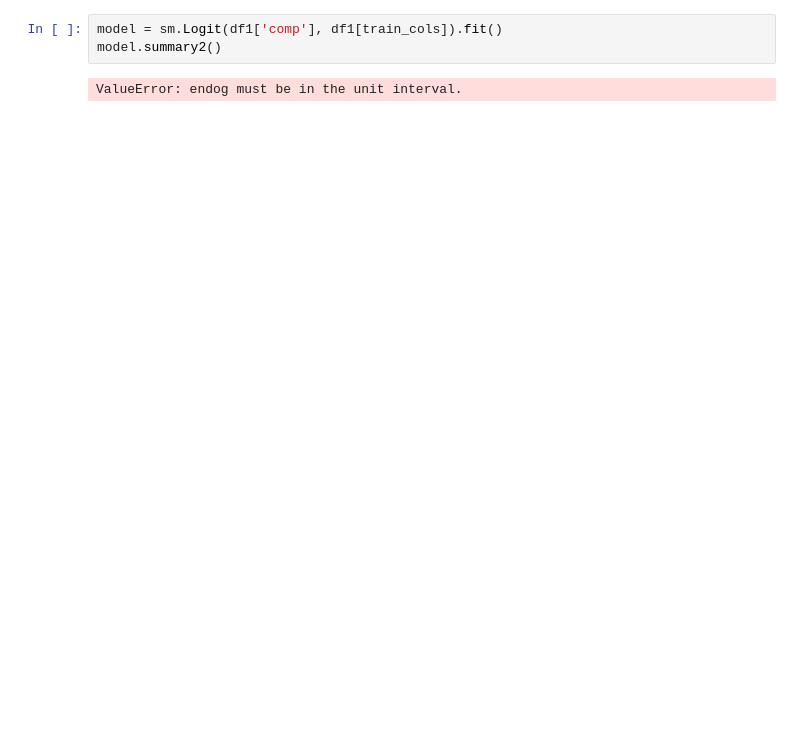
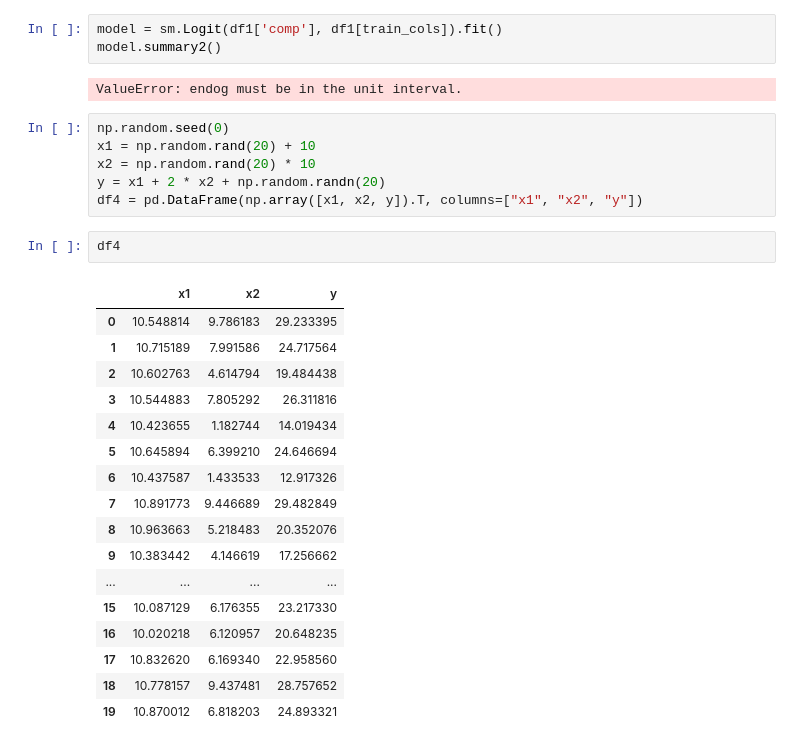
Before and after one commit to slmteruto/CAI, a Jupyter notebook: pjj/change_bright_preprocessing.ipynb, the cells around one changed output. Saved outputs shown, nothing was run; the diff lists cells and outputs as text; blank space fills up the shorter version.

```diff
--- a/pjj/change_bright_preprocessing.ipynb
+++ b/pjj/change_bright_preprocessing.ipynb
@@ -280,3 +291,29 @@ model = sm.Logit(df1['comp'], df1[train_cols]).fit()
 model.summary2()
 # %% [output]
 ValueError: endog must be in the unit interval.
+# %%
+np.random.seed(0)
+x1 = np.random.rand(20) + 10
+x2 = np.random.rand(20) * 10
+y = x1 + 2 * x2 + np.random.randn(20)
+df4 = pd.DataFrame(np.array([x1, x2, y]).T, columns=["x1", "x2", "y"])
+# %%
+df4
+# %% [output]
+|  | x1 | x2 | y |
+| 0 | 10.548814 | 9.786183 | 29.233395 |
+| 1 | 10.715189 | 7.991586 | 24.717564 |
+| 2 | 10.602763 | 4.614794 | 19.484438 |
+| 3 | 10.544883 | 7.805292 | 26.311816 |
+| 4 | 10.423655 | 1.182744 | 14.019434 |
+| 5 | 10.645894 | 6.399210 | 24.646694 |
+| 6 | 10.437587 | 1.433533 | 12.917326 |
+| 7 | 10.891773 | 9.446689 | 29.482849 |
+| 8 | 10.963663 | 5.218483 | 20.352076 |
+| 9 | 10.383442 | 4.146619 | 17.256662 |
+| ... | ... | ... | ... |
+| 15 | 10.087129 | 6.176355 | 23.217330 |
+| 16 | 10.020218 | 6.120957 | 20.648235 |
+| 17 | 10.832620 | 6.169340 | 22.958560 |
+| 18 | 10.778157 | 9.437481 | 28.757652 |
+| 19 | 10.870012 | 6.818203 | 24.893321 |
```
Also changed, not shown: parts of 4 cells of this notebook.
